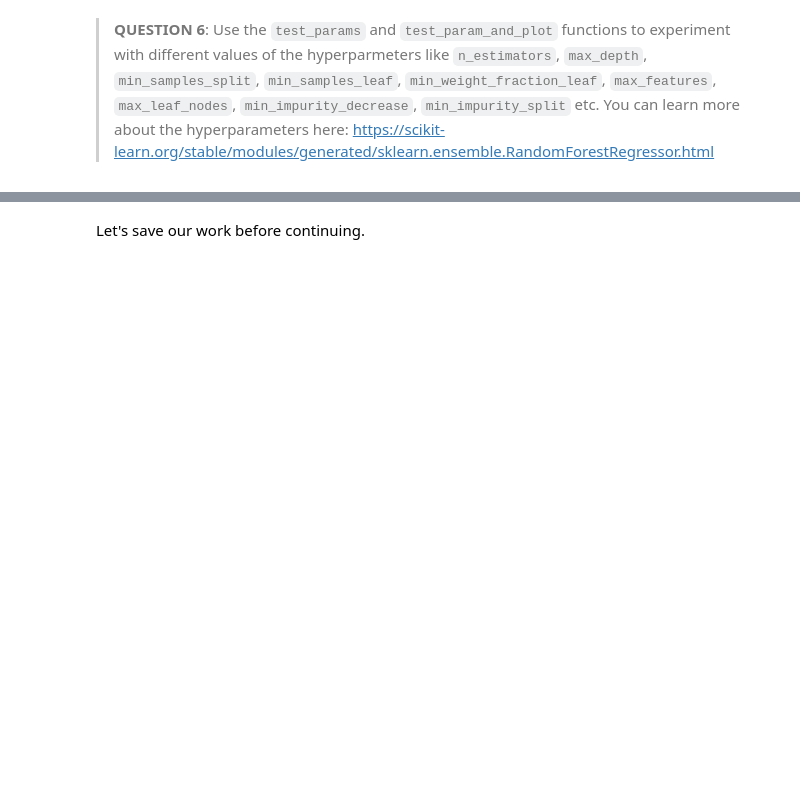
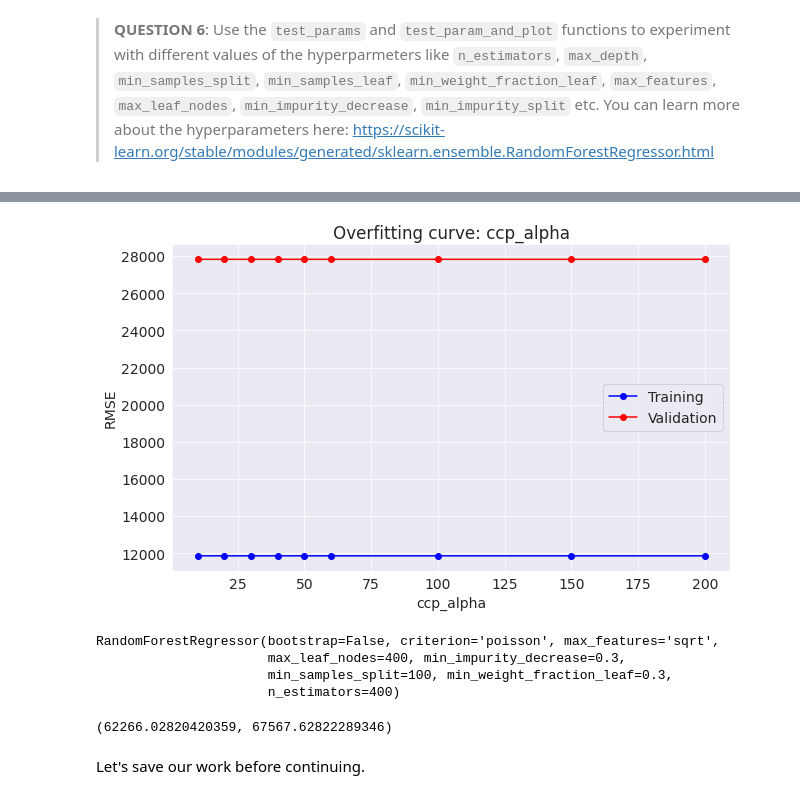
Before and after one commit to imshiv-10/ML-SkLearn, a Jupyter notebook: house_prediction_RandomFores-Project.ipynb, the cells around one changed output, grey strips where cells are left out. Cells and saved outputs as stored; diff of their text form; code cells hidden in the pictures; blank space fills up the shorter version.

```diff
--- a/house_prediction_RandomFores-Project.ipynb
+++ b/house_prediction_RandomFores-Project.ipynb
@@ -421,0 +463,18 @@ jovian.commit()
+# %%
+# test_param_and_plot('min_samples_split',[2,50,100,150,200,250,300,350,400,450,500,800,1000])
+# In min_samples_split for best fit is 100
+# test_param_and_plot('max_features',["sqrt", "log2"])
+# In max_feature are best fit for sqrt
+# test_param_and_plot('max_leaf_nodes',[100, 200,300,400,500,800,1000])
+# max Leaf nodes at 400 is the best fit
+#test_param_and_plot('bootstrap',[True,False])
+# Bootstrap is False it's getting better fit model
+# test_param_and_plot('oob_score',[True,False])
+# obb score not affecting on model so, we wil consider the default value False
+#test_param_and_plot('n_jobs',[-1,1,2,3,4])
+# n_jobs are already set to all cores are available in the CPU we are setting to -1
+#test_param_and_plot('warm_start',[True,False])
+test_param_and_plot('ccp_alpha',[10,20,30,40,50,60,100,150,200])
+# ccc_aplha not affecting the model leave it as a default
+# %% [output]
+[figure, added]
@@ -422,3 +483,14 @@ jovian.commit()
+# %%
+model.fit(train_inputs,train_targets)
+# %% [output]
+RandomForestRegressor(bootstrap=False, criterion='poisson', max_features='sqrt',
+                      max_leaf_nodes=400, min_impurity_decrease=0.3,
+                      min_samples_split=100, min_weight_fraction_leaf=0.3,
+                      n_estimators=400)
+# %%
+test_params(n_estimators=400,criterion="poisson", min_samples_leaf=1,min_weight_fraction_leaf=0.3,min_impurity_decrease=0.3,min_samples_split=100,max_features="sqrt",max_leaf_nodes=400,bootstrap=False)
+# %% [output]
+(62266.02820420359, 67567.62822289346)
 # %% [markdown]
 Let's save our work before continuing.
 # %%
```
Also changed, not shown: parts of 34 cells of this notebook.
